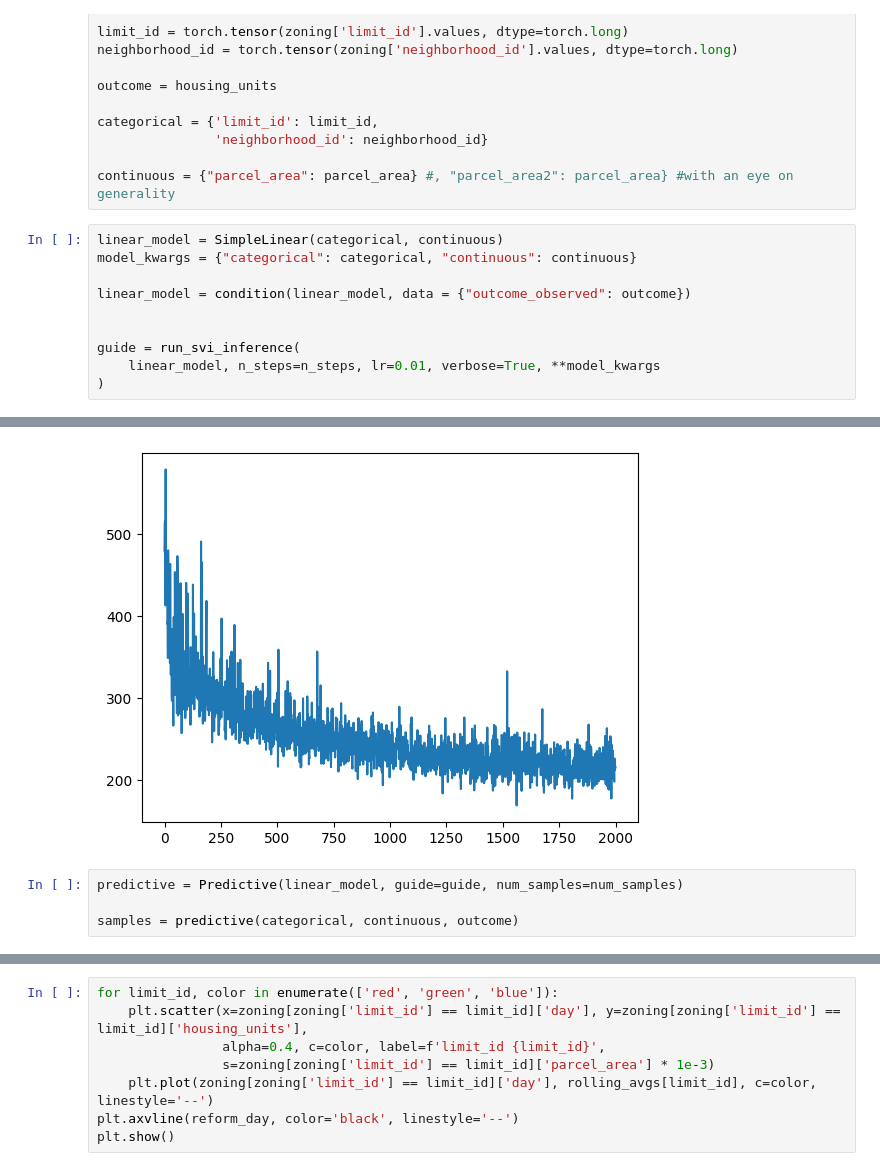
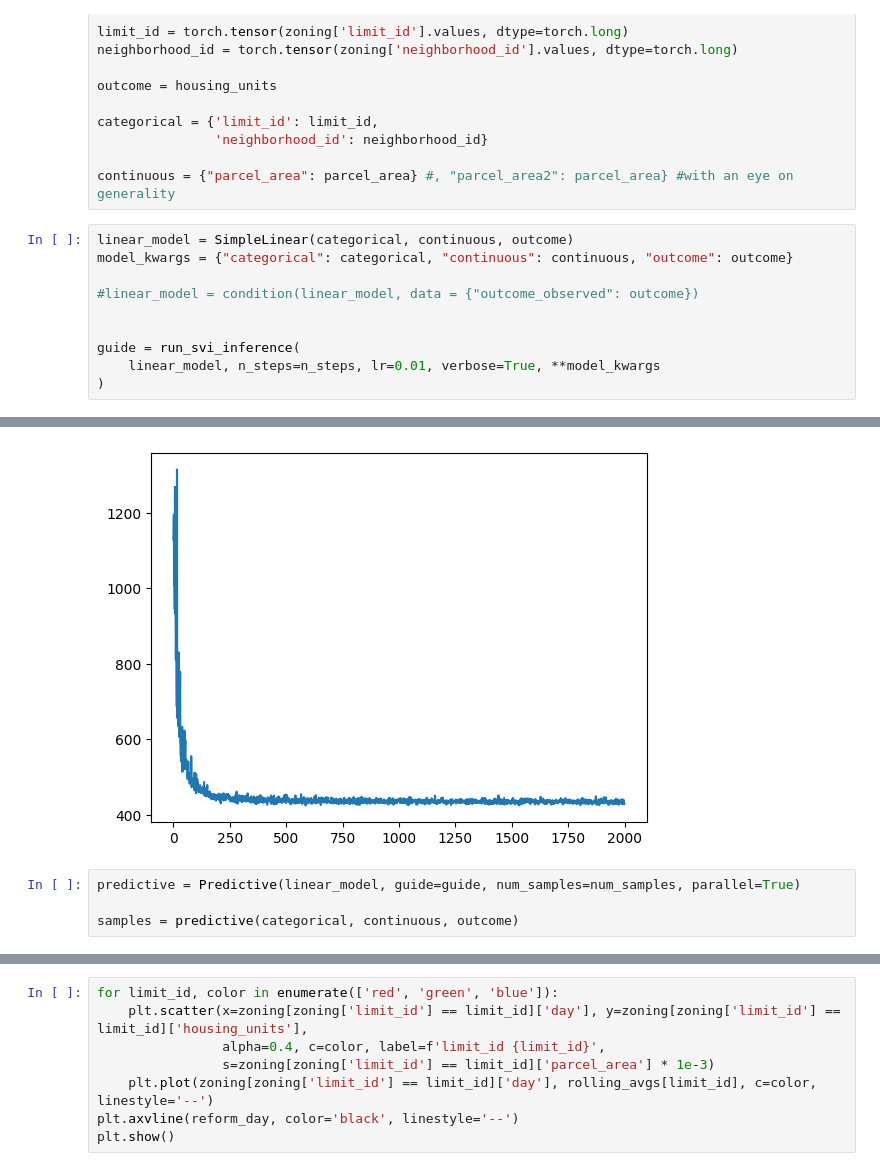
Before and after one commit to BasisResearch/cities, a Jupyter notebook: docs/experimental_notebooks/zoning/zoning_model.ipynb, the cells around one changed output, grey strips where cells are left out. Saved outputs shown, nothing was run; the diff lists cells and outputs as text.

```diff
--- a/docs/experimental_notebooks/zoning/zoning_model.ipynb
+++ b/docs/experimental_notebooks/zoning/zoning_model.ipynb
@@ -243,10 +248,10 @@ categorical = {'limit_id': limit_id,
 
 continuous = {"parcel_area": parcel_area} #, "parcel_area2": parcel_area} #with an eye on generality
 # %%
-linear_model = SimpleLinear(categorical, continuous)
-model_kwargs = {"categorical": categorical, "continuous": continuous}
+linear_model = SimpleLinear(categorical, continuous, outcome)
+model_kwargs = {"categorical": categorical, "continuous": continuous, "outcome": outcome}
 
-linear_model = condition(linear_model, data = {"outcome_observed": outcome})
+#linear_model = condition(linear_model, data = {"outcome_observed": outcome})
 
 
 guide = run_svi_inference(
@@ -273,6 +278,6 @@ guide = run_svi_inference(
-[figure, old version]
+[figure, new version]
 # %%
-predictive = Predictive(linear_model, guide=guide, num_samples=num_samples)
+predictive = Predictive(linear_model, guide=guide, num_samples=num_samples, parallel=True)
 
 samples = predictive(categorical, continuous, outcome)
 # %%
```
Also changed, not shown: parts of 15 cells of this notebook, 7 other files.
